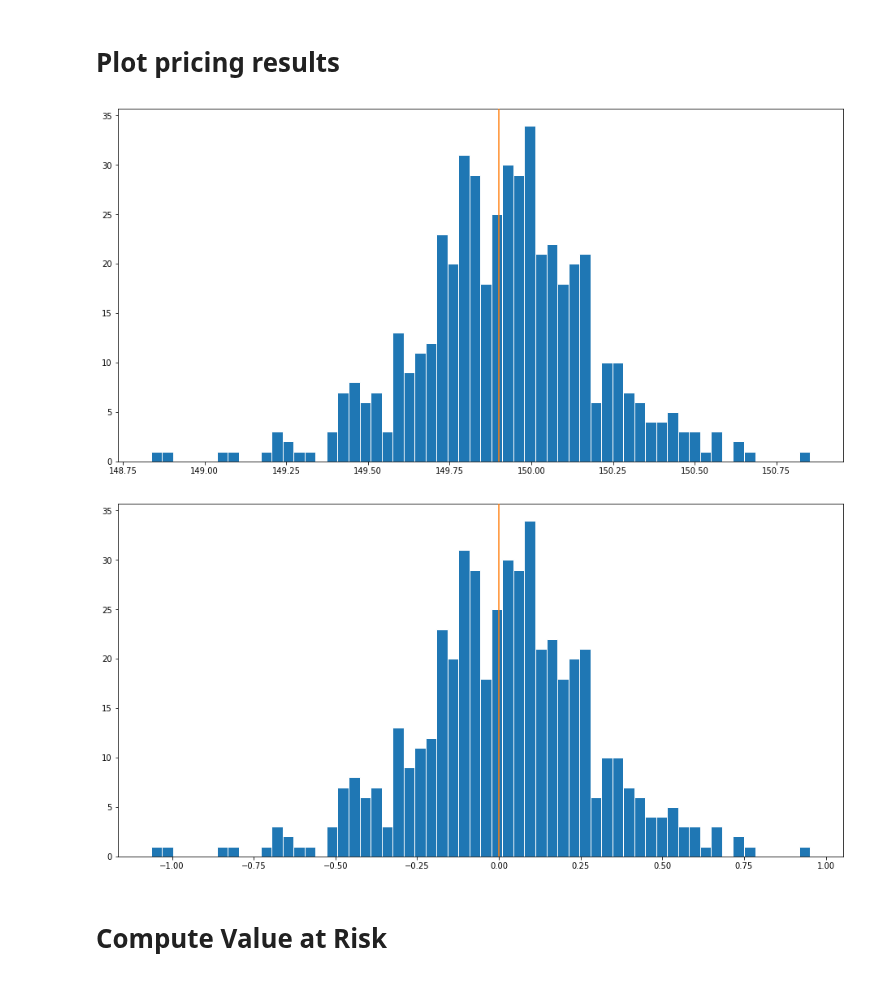
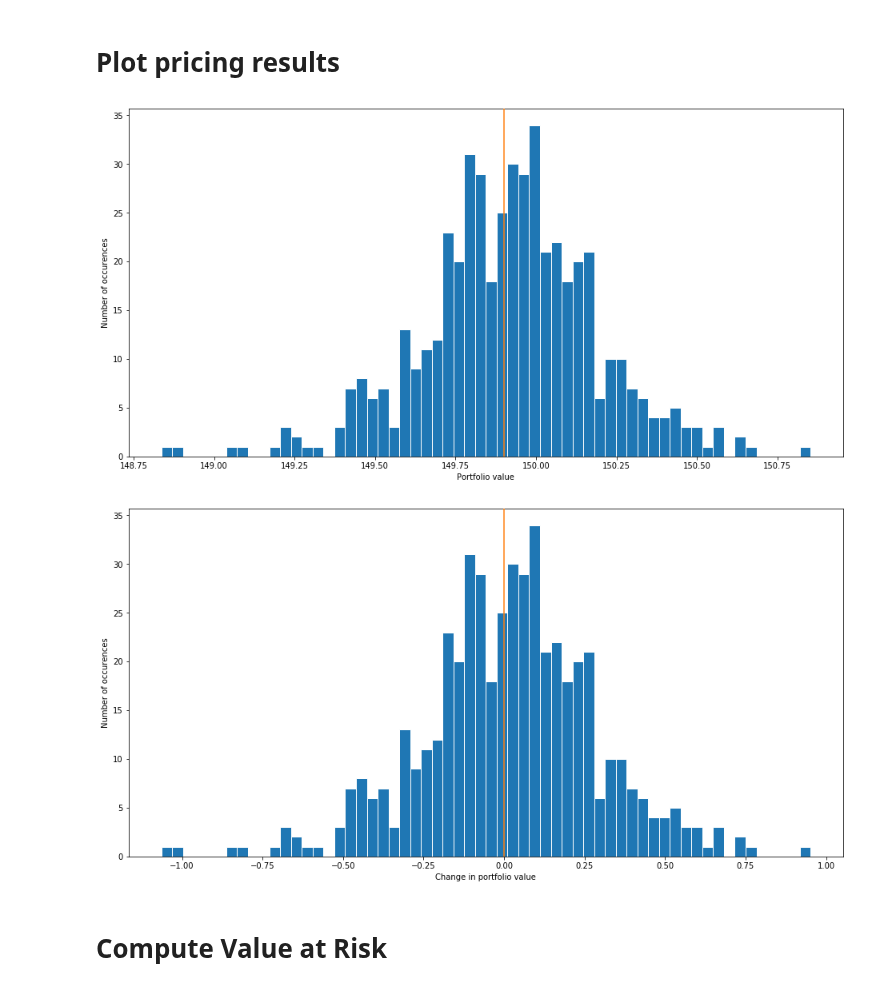
Before and after one commit to Schlendrian/jupyter-notebooks, a Jupyter notebook: instruments/VaR_hist.ipynb, the cells around one changed output. Drawn from its saved outputs; the diff is of its cells as text; code cells hidden in the pictures.

```diff
--- a/instruments/VaR_hist.ipynb
+++ b/instruments/VaR_hist.ipynb
@@ -213,38 +263,42 @@ print(currentPriceDirty)
 # %%
 resultsDirty = np.sort(resultsDirty)
 #resultsClean = np.sort(resultsClean)
 
 # Histogramm
 # Setup the graph
 fig_values = plt.figure(figsize=(16,8))
 ax = fig_values.gca()
 #bx = ax.twinx()
 
 colorHist = 'tab:blue'
 colorCurrent = 'tab:orange'
-#ax.plot(valDates, resultsDirtyFCB, '.', label = 'Dirty Price', color = colorPrice, zorder = 20)
-ax.hist(resultsDirty, bins=60, label = 'Dirty Price', color = colorHist, zorder = 20, edgecolor='w')
+ax.hist(resultsDirty, bins=60, color = colorHist, zorder = 20, edgecolor='w')
 ax.axvline(x=currentPriceDirty, ymin=0, ymax=1, color=colorCurrent, zorder = 30)
 
+plt.xlabel('Portfolio value')
+plt.ylabel('Number of occurences')
+
 plt.show()
 # %% [output]
-[figure, old version]
+[figure, new version]
 # %%
 # Histogramm of the changes/differences in value
 valDiffsDirty = resultsDirty - currentPriceDirty
 fig_diff = plt.figure(figsize=(16,8))
 ax = fig_diff.gca()
-#bx = ax.twinx()
 
 colorHist = 'tab:blue'
 colorCurrent = 'tab:orange'
 #ax.plot(valDates, resultsDirtyFCB, '.', label = 'Dirty Price', color = colorPrice, zorder = 20)
-ax.hist(valDiffsDirty, bins=60, label = 'Dirty Price', color = colorHist, zorder = 20, edgecolor='w')
+ax.hist(valDiffsDirty, bins=60, color = colorHist, zorder = 20, edgecolor='w')
 ax.axvline(x=0, ymin=0, ymax=1, color=colorCurrent, zorder = 30)
 
+plt.xlabel('Change in portfolio value')
+plt.ylabel('Number of occurences')
+
 plt.show()
 # %% [output]
-[figure, old version]
+[figure, new version]
 # %% [markdown]
 # Compute Value at Risk
 # %%
```
Also changed, not shown: parts of 6 cells of this notebook.
